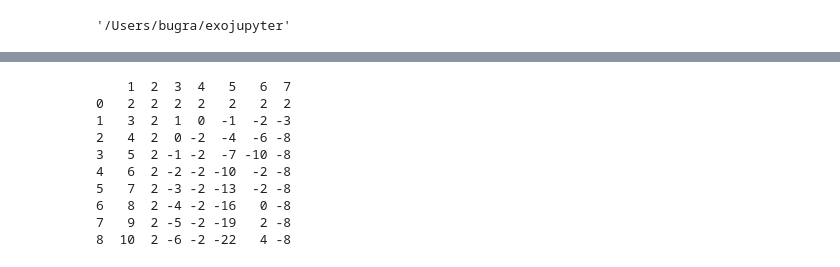
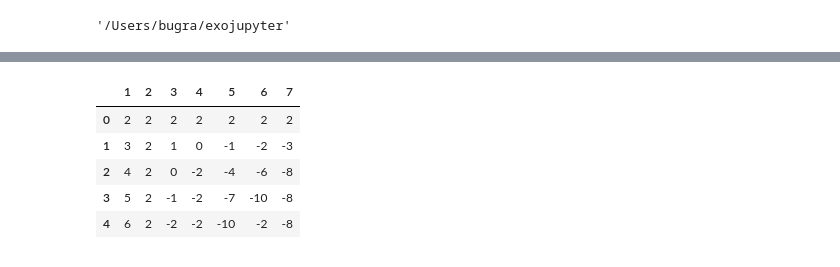
Before and after one commit to ayanik/jupyterpanda, a Jupyter notebook: TEEMG.ipynb, the cells around one changed output, grey strips where cells are left out. Saved outputs shown, nothing was run; the diff lists cells and outputs as text; code cells hidden in the pictures.

Commit message:
XLSX multisheet file can be read and print

```diff
--- a/TEEMG.ipynb
+++ b/TEEMG.ipynb
@@ -97,14 +98,14 @@ df.head()
-# %%
-df = pd.read_excel (r'testjupyter.xlsx')
-print(df)
-# %% [output]
-    1  2  3  4   5   6  7
-0   2  2  2  2   2   2  2
-1   3  2  1  0  -1  -2 -3
-2   4  2  0 -2  -4  -6 -8
-3   5  2 -1 -2  -7 -10 -8
-4   6  2 -2 -2 -10  -2 -8
-5   7  2 -3 -2 -13  -2 -8
-6   8  2 -4 -2 -16   0 -8
-7   9  2 -5 -2 -19   2 -8
-8  10  2 -6 -2 -22   4 -8
+# %%
+###df = pd.read_excel(r'testjupyter.xlsx')
+####print(df)
+all_dfs = pd.read_excel(r'testjupyter2.xlsx', sheet_name=None)
+all_dfs.keys()
+###print(all_dfs)
+print(all_dfs['Sheet1'])
+# %% [output]
+|  | 1 | 2 | 3 | 4 | 5 | 6 | 7 |
+| 0 | 2 | 2 | 2 | 2 | 2 | 2 | 2 |
+| 1 | 3 | 2 | 1 | 0 | -1 | -2 | -3 |
+| 2 | 4 | 2 | 0 | -2 | -4 | -6 | -8 |
+| 3 | 5 | 2 | -1 | -2 | -7 | -10 | -8 |
+| 4 | 6 | 2 | -2 | -2 | -10 | -2 | -8 |
```
Also changed, not shown: parts of 6 cells of this notebook.
